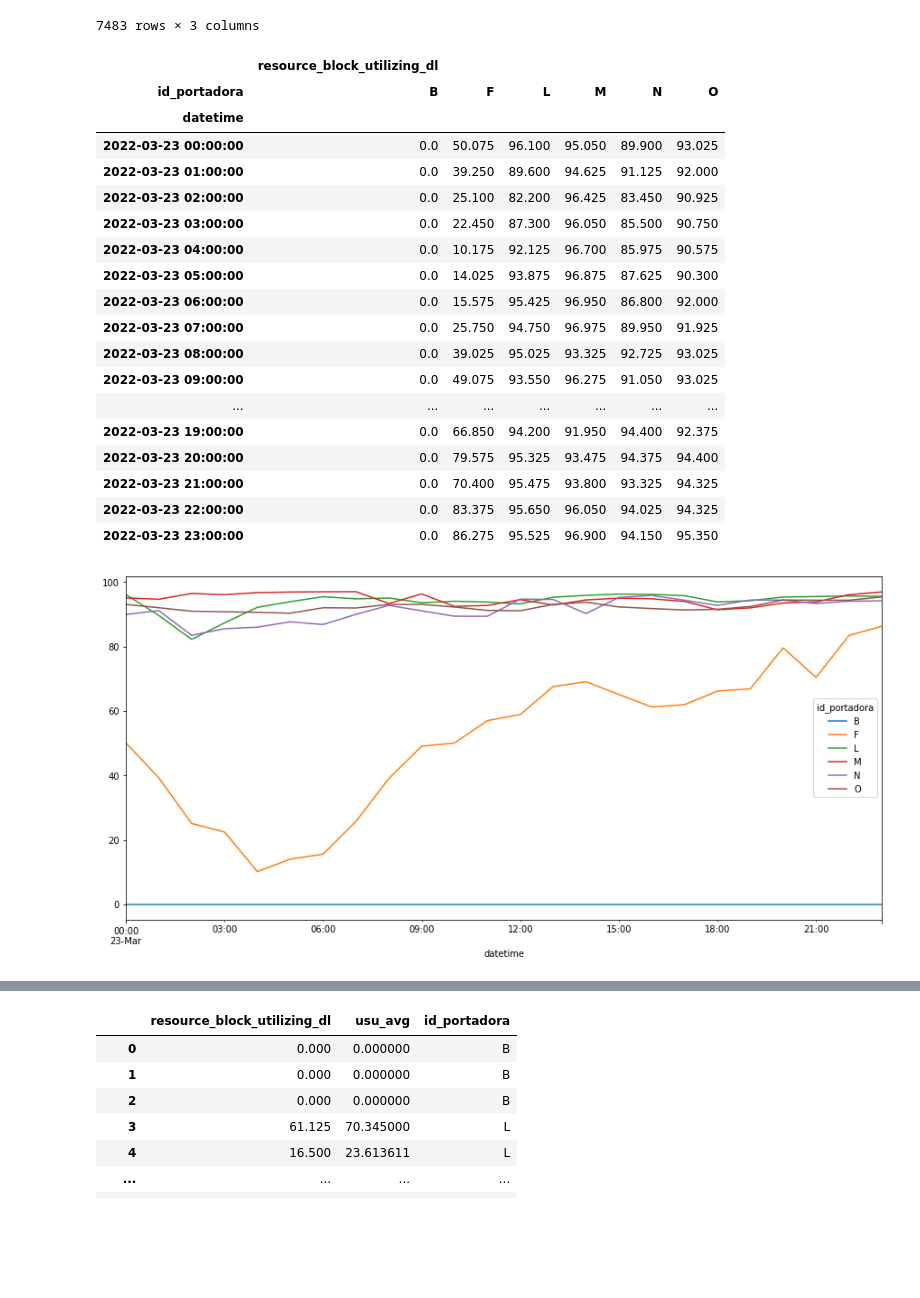
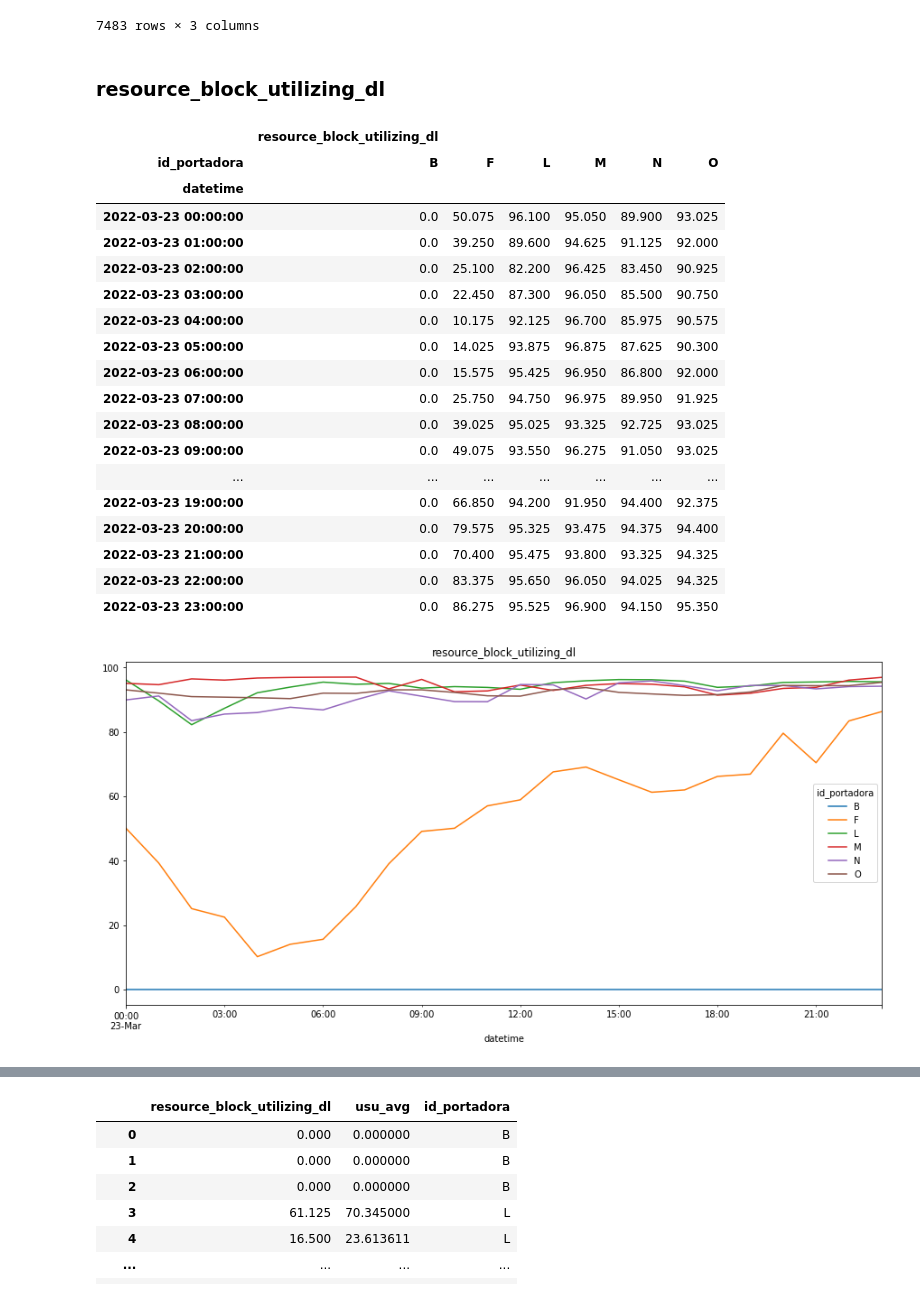
Before and after one commit to charlymarchiaro/workshop-tp-01, a Jupyter notebook: ejemplos/ejemplo-004.ipynb, the cells around one changed output, grey strips where cells are left out. Saved outputs shown, nothing was run; the diff lists cells and outputs as text; code cells hidden in the pictures; blank space fills up the shorter version.

```diff
--- a/ejemplos/ejemplo-004.ipynb
+++ b/ejemplos/ejemplo-004.ipynb
@@ -152,34 +150,36 @@ display(df[['datetime', 'celda', 'id_portadora']])
 | 7482 | 2022-03-23 23:00:00 | IIALECN11 | N |
 7483 rows × 3 columns
 # %%
+display(Markdown("### resource_block_utilizing_dl"))
 df_prb_dl_avg = df.groupby(['datetime', 'id_portadora'], as_index=True)[[
     'resource_block_utilizing_dl'
 ]].agg({
     'resource_block_utilizing_dl': 'max',
 }).unstack('id_portadora')
 display(df_prb_dl_avg)
 
-df_prb_dl_avg.plot.line(y='resource_block_utilizing_dl', figsize=(15, 7))
+df_prb_dl_avg.plot.line(title='resource_block_utilizing_dl', y='resource_block_utilizing_dl', figsize=(15, 7))
 plt.show()
 # %% [output]
+### resource_block_utilizing_dl
 |  | resource_block_utilizing_dl |  |  |  |  |  |
 | id_portadora | B | F | L | M | N | O |
 | datetime |  |  |  |  |  |  |
 | 2022-03-23 00:00:00 | 0.0 | 50.075 | 96.100 | 95.050 | 89.900 | 93.025 |
 | 2022-03-23 01:00:00 | 0.0 | 39.250 | 89.600 | 94.625 | 91.125 | 92.000 |
 | 2022-03-23 02:00:00 | 0.0 | 25.100 | 82.200 | 96.425 | 83.450 | 90.925 |
 | 2022-03-23 03:00:00 | 0.0 | 22.450 | 87.300 | 96.050 | 85.500 | 90.750 |
 | 2022-03-23 04:00:00 | 0.0 | 10.175 | 92.125 | 96.700 | 85.975 | 90.575 |
 | 2022-03-23 05:00:00 | 0.0 | 14.025 | 93.875 | 96.875 | 87.625 | 90.300 |
 | 2022-03-23 06:00:00 | 0.0 | 15.575 | 95.425 | 96.950 | 86.800 | 92.000 |
 | 2022-03-23 07:00:00 | 0.0 | 25.750 | 94.750 | 96.975 | 89.950 | 91.925 |
 | 2022-03-23 08:00:00 | 0.0 | 39.025 | 95.025 | 93.325 | 92.725 | 93.025 |
 | 2022-03-23 09:00:00 | 0.0 | 49.075 | 93.550 | 96.275 | 91.050 | 93.025 |
 | ... | ... | ... | ... | ... | ... | ... |
 | 2022-03-23 19:00:00 | 0.0 | 66.850 | 94.200 | 91.950 | 94.400 | 92.375 |
 | 2022-03-23 20:00:00 | 0.0 | 79.575 | 95.325 | 93.475 | 94.375 | 94.400 |
 | 2022-03-23 21:00:00 | 0.0 | 70.400 | 95.475 | 93.800 | 93.325 | 94.325 |
 | 2022-03-23 22:00:00 | 0.0 | 83.375 | 95.650 | 96.050 | 94.025 | 94.325 |
 | 2022-03-23 23:00:00 | 0.0 | 86.275 | 95.525 | 96.900 | 94.150 | 95.350 |
-[figure, old version]
+[figure, new version]
 # %%
```
Also changed, not shown: parts of 4 cells of this notebook.
